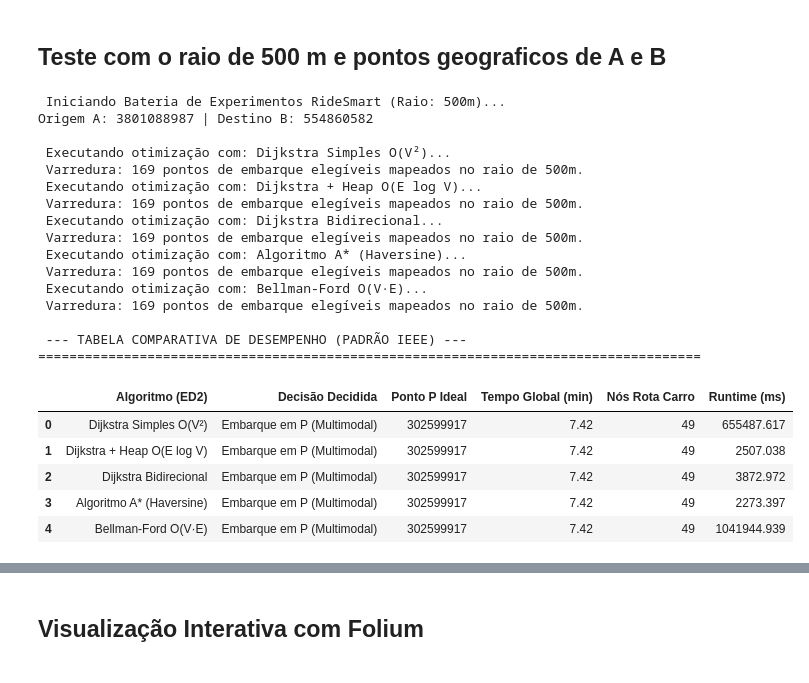
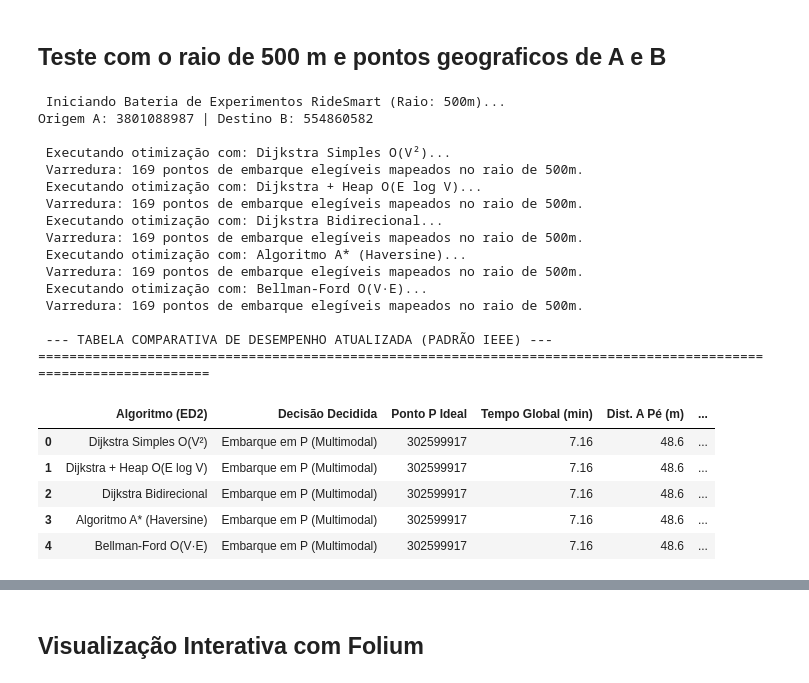
Before and after one commit to arleswasb/Projeto_Final_ED2_RideSmart, a Jupyter notebook: projeto_ridesmart.ipynb, the cells around one changed output, grey strips where cells are left out. Saved outputs shown, nothing was run; the diff lists cells and outputs as text; code cells hidden in the pictures.

```diff
--- a/projeto_ridesmart.ipynb
+++ b/projeto_ridesmart.ipynb
@@ -1064,6 +1081,14 @@ Cole a Longitude do ponto B (ex: -35.2030338541561): -35.2030338541561
 # %%
 import time
 import pandas as pd
+
+# --- FUNÇÃO AUXILIAR DE DISTÂNCIA ---
+def calcular_distancia_da_rota(G, rota):
+    if not rota or len(rota) < 2: return 0.0
+    dist_total = 0.0
+    for u, v in zip(rota[:-1], rota[1:]):
+        dist_total += min(d.get('length', 0.0) for d in G[u][v].values())
+    return dist_total
 
 # Configuração do contrato de negócio
 raio_maximo_caminhada_m = 500
@@ -1073,7 +1098,6 @@ if 'no_usuario_A' in locals() and 'no_usuario_B' in locals() and no_usuario_A is
     print(f"Origem A: {no_usuario_A} | Destino B: {no_usuario_B}\n")
 
     # Dicionário mapeando o nome do algoritmo para a sua respectiva função
-    # Ajuste os nomes das funções abaixo de acordo com as que você implementou
     algoritmos_motores = {
         "Dijkstra Simples O(V²)": dijkstra_simples_natal,
         "Dijkstra + Heap O(E log V)": dijkstra_heap_natal,
@@ -1083,77 +1107,105 @@ if 'no_usuario_A' in locals() and 'no_usuario_B' in locals() and no_usuario_A is
     }
 
     linhas_tabela = []
+    p_ideal_global = None # Salva o ponto para usar no teste de cenários depois do loop
 
     # Roda a otimização de rota para cada algoritmo da sua suíte
     for nome_alg, funcao_motor in algoritmos_motores.items():
         print(f" Executando otimização com: {nome_alg}...")
 
-        # Medição de tempo de execução de CPU de alta precisão
         tempo_inicio_cpu = time.perf_counter()
 
-        # Executa a busca inteligente usando o algoritmo da rodada
-        p_embarque_ideal, tempo_total_segundos, rota_carro_final = encontrar_ponto_embarque_ideal(
+        # Usando os grafos originais (sem _proj)
+        p_embarque_ideal, tempo_total_segundos, rota_pe_final, rota_carro_final, total_nos_exp = encontrar_ponto_embarque_ideal(
             grafo_pedestre,
             grafo_carro,
             no_usuario_A,
             no_usuario_B,
             raio_maximo_caminhada_m,
-            funcao_motor, # Passa o motor algorítmico dinamicamente
+            funcao_motor,
             peso_carro='tempo_transito'
         )
 
         tempo_fim_cpu = time.perf_counter()
         runtime_ms = (tempo_fim_cpu - tempo_inicio_cpu) * 1000
 
-        # Captura o número de nós da rota final do carro como métrica de caminho
+        # Calculando as distâncias reais para a tabela (com os grafos originais)
+        dist_pe_m = calcular_distancia_da_rota(grafo_pedestre, rota_pe_final)
+        dist_carro_km = calcular_distancia_da_rota(grafo_carro, rota_carro_final) / 1000.0
+
         qtd_nos_rota = len(rota_carro_final) if rota_carro_final else 0
+        decisao = "Embarque em P (Multimodal)" if p_embarque_ideal != no_usuario_A else "Embarque Direto em A"
+        p_ideal_global = p_embarque_ideal
 
-        # Determina o tipo de decisão tomada pelo algoritmo
-        decisao = "Embarque em P (Multimodal)" if p_embarque_ideal != no_usuario_A else "Embarque Direto em A"
-
-        # Guarda os dados na lista para montar o DataFrame
+        # Incluindo as novas colunas no DataFrame
         linhas_tabela.append({
             "Algoritmo (ED2)": nome_alg,
             "Decisão Decidida": decisao,
             "Ponto P Ideal": p_embarque_ideal,
             "Tempo Global (min)": round(tempo_total_segundos / 60, 2),
+            "Dist. A Pé (m)": round(dist_pe_m, 1),
+            "Dist. Carro (km)": round(dist_carro_km, 2),
+            "Nós Expandidos": total_nos_exp,
             "Nós Rota Carro": qtd_nos_rota,
             "Runtime (ms)": round(runtime_ms, 3)
         })
 
     # --- GERANDO A TABELA DE RESULTADOS ACADÊMICOS ---
     df_resultados = pd.DataFrame(linhas_tabela)
 
-    print("\n --- TABELA COMPARATIVA DE DESEMPENHO (PADRÃO IEEE) --- ")
-    print("=" * 85)
-    # Exibe a tabela formatada no console/Jupyter
+    print("\n --- TABELA COMPARATIVA DE DESEMPENHO ATUALIZADA (PADRÃO IEEE) --- ")
+    print("=" * 115)
     from IPython.display import display
     display(df_resultados)
-    print("=" * 85)
+    print("=" * 115)
+
+    # =====================================================================
+    # BLOCO DOS 4 CENÁRIOS EXIGIDOS PELA RUBRICA (QUESTÃO 7)
+    # =====================================================================
+    print("\n" + "="*70)
+    print("🚦 ANALISANDO OS 4 CENÁRIOS EXIGIDOS (CONEXÕES A ➔ P ➔ B)")
+    print("="*70)
+
+    # AGORA SALVAMOS AS ROTAS NAS VARIÁVEIS PARA PLOTAR NO MAPA!
+    rota_dist, custo_dist, _ = dijkstra_heap_natal(grafo_carro, p_ideal_global, no_usuario_B, peso_escolhido='length')
+    print(f"1. Rota mais Curta em Distância [P ➔ B]: {custo_dist:.2f} metros")
+
+    rota_ideal, custo_ideal, _ = dijkstra_heap_natal(grafo_carro, p_ideal_global, no_usuario_B, peso_escolhido='tempo_base')
+    print(f"2. Rota Rápida sem Trânsito [P ➔ B]: {(custo_ideal/60):.2f} min")
+
+    rota_real, custo_real, _ = dijkstra_heap_natal(grafo_carro, p_ideal_global, no_usuario_B, peso_escolhido='tempo_transito')
+    print(f"3. Rota Rápida com Trânsito [P ➔ B]: {(custo_real/60):.2f} min")
+
+    if 'no_usuario_A_carro' in locals():
+        rota_direta, custo_direto, _ = dijkstra_heap_natal(grafo_carro, no_usuario_A_carro, no_usuario_B, peso_escolhido='tempo_transito')
+        print(f"4. Tempo de Carro s/ Caminhada [A ➔ B Direto]: {(custo_direto/60):.2f} min")
+    else:
+        rota_direta = []
+        print("4. [Aviso: Rode a célula de captura do Google Maps novamente para calcular o Cenário 4]")
 
 else:
     print(" Erro: As variáveis 'no_usuario_A' e 'no_usuario_B' não foram encontradas.")
     print("Certifique-se de rodar a célula de Geocodificação antes desta.")
 # %% [output]
  Iniciando Bateria de Experimentos RideSmart (Raio: 500m)...
 Origem A: 3801088987 | Destino B: 554860582
 
  Executando otimização com: Dijkstra Simples O(V²)...
  Varredura: 169 pontos de embarque elegíveis mapeados no raio de 500m.
  Executando otimização com: Dijkstra + Heap O(E log V)...
  Varredura: 169 pontos de embarque elegíveis mapeados no raio de 500m.
  Executando otimização com: Dijkstra Bidirecional...
  Varredura: 169 pontos de embarque elegíveis mapeados no raio de 500m.
  Executando otimização com: Algoritmo A* (Haversine)...
  Varredura: 169 pontos de embarque elegíveis mapeados no raio de 500m.
  Executando otimização com: Bellman-Ford O(V·E)...
  Varredura: 169 pontos de embarque elegíveis mapeados no raio de 500m.
 
- --- TABELA COMPARATIVA DE DESEMPENHO (PADRÃO IEEE) ---
-=====================================================================================
+ --- TABELA COMPARATIVA DE DESEMPENHO ATUALIZADA (PADRÃO IEEE) ---
+===================================================================================================================
-|  | Algoritmo (ED2) | Decisão Decidida | Ponto P Ideal | Tempo Global (min) | Nós Rota Carro | Runtime (ms) |
-| 0 | Dijkstra Simples O(V²) | Embarque em P (Multimodal) | 302599917 | 7.42 | 49 | 655487.617 |
-| 1 | Dijkstra + Heap O(E log V) | Embarque em P (Multimodal) | 302599917 | 7.42 | 49 | 2507.038 |
-| 2 | Dijkstra Bidirecional | Embarque em P (Multimodal) | 302599917 | 7.42 | 49 | 3872.972 |
-| 3 | Algoritmo A* (Haversine) | Embarque em P (Multimodal) | 302599917 | 7.42 | 49 | 2273.397 |
-| 4 | Bellman-Ford O(V·E) | Embarque em P (Multimodal) | 302599917 | 7.42 | 49 | 1041944.939 |
+|  | Algoritmo (ED2) | Decisão Decidida | Ponto P Ideal | Tempo Global (min) | Dist. A Pé (m) | ... |
+| 0 | Dijkstra Simples O(V²) | Embarque em P (Multimodal) | 302599917 | 7.16 | 48.6 | ... |
+| 1 | Dijkstra + Heap O(E log V) | Embarque em P (Multimodal) | 302599917 | 7.16 | 48.6 | ... |
+| 2 | Dijkstra Bidirecional | Embarque em P (Multimodal) | 302599917 | 7.16 | 48.6 | ... |
+| 3 | Algoritmo A* (Haversine) | Embarque em P (Multimodal) | 302599917 | 7.16 | 48.6 | ... |
+| 4 | Bellman-Ford O(V·E) | Embarque em P (Multimodal) | 302599917 | 7.16 | 48.6 | ... |
```
Also changed, not shown: parts of 13 cells of this notebook.
